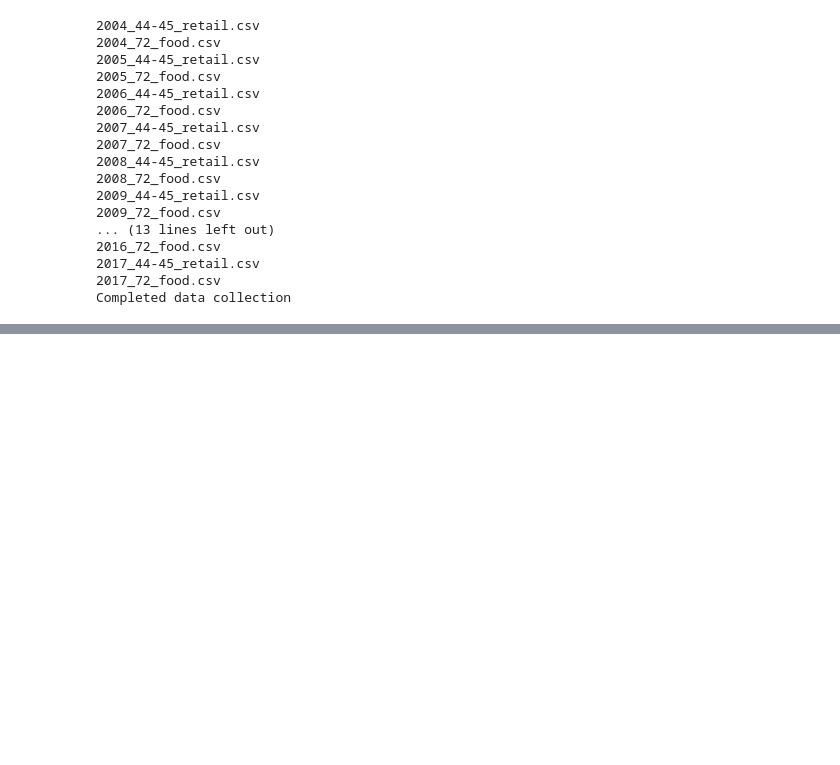
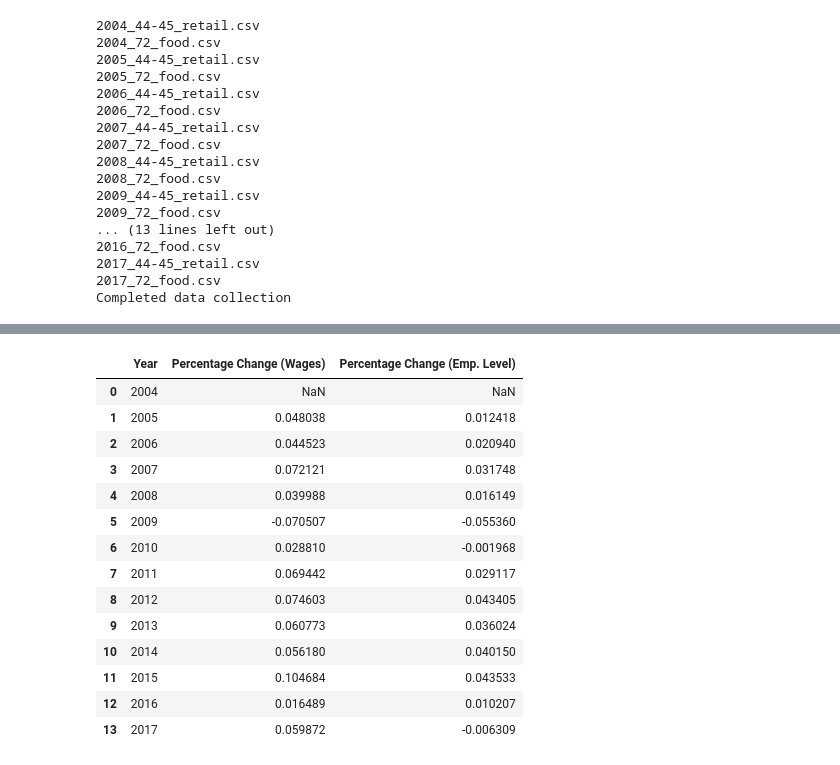
Before and after one commit to nalehc/Team_Four, a Jupyter notebook: data_collection/Employment_Data_SF.ipynb, the cells around one changed output, grey strips where cells are left out. Drawn from its saved outputs; the diff is of its cells as text; code cells hidden in the pictures; blank space fills up the shorter version.

```diff
--- a/data_collection/Employment_Data_SF.ipynb
+++ b/data_collection/Employment_Data_SF.ipynb
@@ -107,0 +126,19 @@ group_year
+# %%
+percentage_change_df = percentage_change_df.reset_index()
+percentage_change_df
+# %% [output]
+|  | Year | Percentage Change (Wages) | Percentage Change (Emp. Level) |
+| 0 | 2004 | NaN | NaN |
+| 1 | 2005 | 0.048038 | 0.012418 |
+| 2 | 2006 | 0.044523 | 0.020940 |
+| 3 | 2007 | 0.072121 | 0.031748 |
+| 4 | 2008 | 0.039988 | 0.016149 |
+| 5 | 2009 | -0.070507 | -0.055360 |
+| 6 | 2010 | 0.028810 | -0.001968 |
+| 7 | 2011 | 0.069442 | 0.029117 |
+| 8 | 2012 | 0.074603 | 0.043405 |
+| 9 | 2013 | 0.060773 | 0.036024 |
+| 10 | 2014 | 0.056180 | 0.040150 |
+| 11 | 2015 | 0.104684 | 0.043533 |
+| 12 | 2016 | 0.016489 | 0.010207 |
+| 13 | 2017 | 0.059872 | -0.006309 |
```
Also changed, not shown: parts of 8 cells of this notebook.
